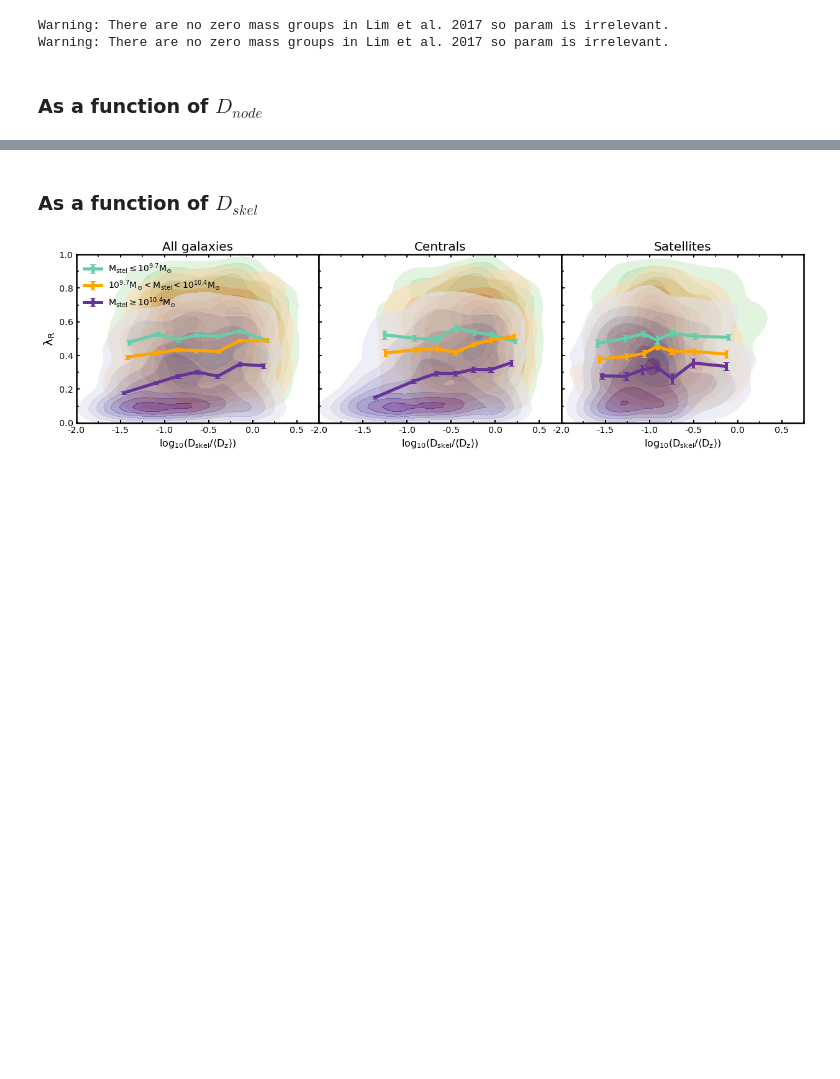
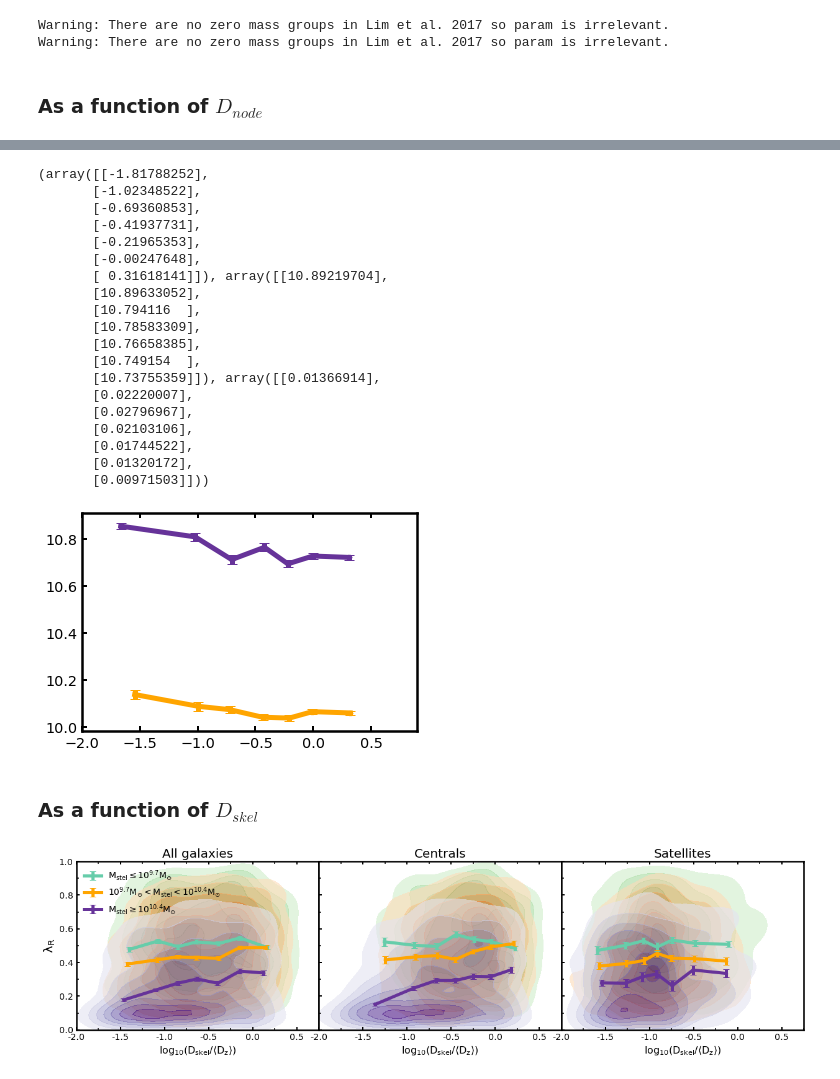
Before and after one commit to Chris-Duckworth/spin_bias, a Jupyter notebook: scripts/final_plots/mstel_cw.ipynb, the cells around one changed output, grey strips where cells are left out. Drawn from its saved outputs; the diff is of its cells as text; code cells hidden in the pictures; blank space fills up the shorter version.

```diff
--- a/scripts/final_plots/mstel_cw.ipynb
+++ b/scripts/final_plots/mstel_cw.ipynb
@@ -116,3 +116,31 @@ hp.ytick_format(0.2, 0.1, ax[0], '%1.1f')
+# %%
+fig, ax = plt.subplots()
+print(total_cen_high_mass.compute_binned_percentile_three_props("log_dnode_norm", "nsa_elpetro_mass_logscale", "log_dnode_norm", x_bins, z_percentiles))
+total_mid_mass.plot_binned_percentiles_three_props("log_dnode_norm", "nsa_elpetro_mass_logscale", "log_dnode_norm", x_bins, z_percentiles, '$\mathrm{10^{9.7}M_{\odot} < M_{stel} < 10^{10.4}M_{\odot}}$', ax, colors=['orange'])
+total_high_mass.plot_binned_percentiles_three_props("log_dnode_norm", "nsa_elpetro_mass_logscale", "log_dnode_norm", x_bins, z_percentiles, '$\mathrm{M_{stel} \geq 10^{10.4}M_{\odot}}$', ax, colors=['rebeccapurple'])
+ax.set_xlim([-2, 0.9])
+plt.show()
+# %% [output]
+(array([[-1.81788252],
+       [-1.02348522],
+       [-0.69360853],
+       [-0.41937731],
+       [-0.21965353],
+       [-0.00247648],
+       [ 0.31618141]]), array([[10.89219704],
+       [10.89633052],
+       [10.794116  ],
+       [10.78583309],
+       [10.76658385],
+       [10.749154  ],
+       [10.73755359]]), array([[0.01366914],
+       [0.02220007],
+       [0.02796967],
+       [0.02103106],
+       [0.01744522],
+       [0.01320172],
+       [0.00971503]]))
+[figure, added]
 # %% [markdown]
 ### As a function of $D_{skel}$
 # %%
```
Also changed, not shown: parts of 1 cell of this notebook.
